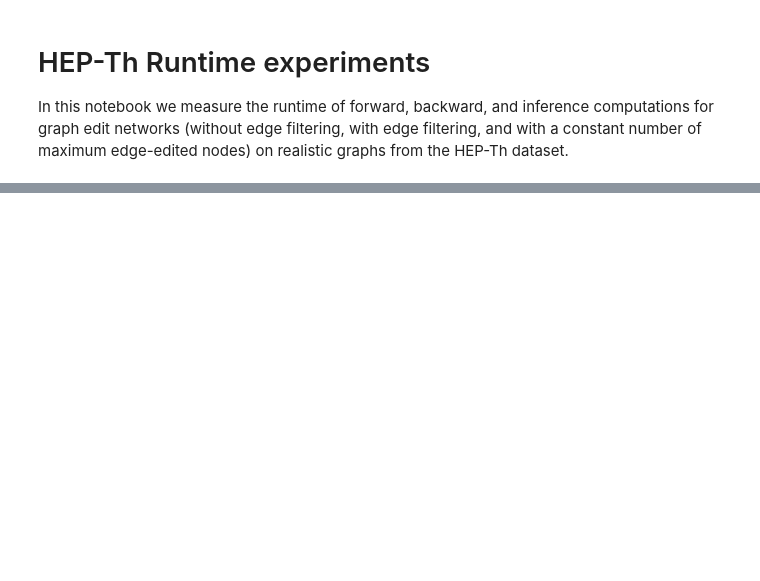
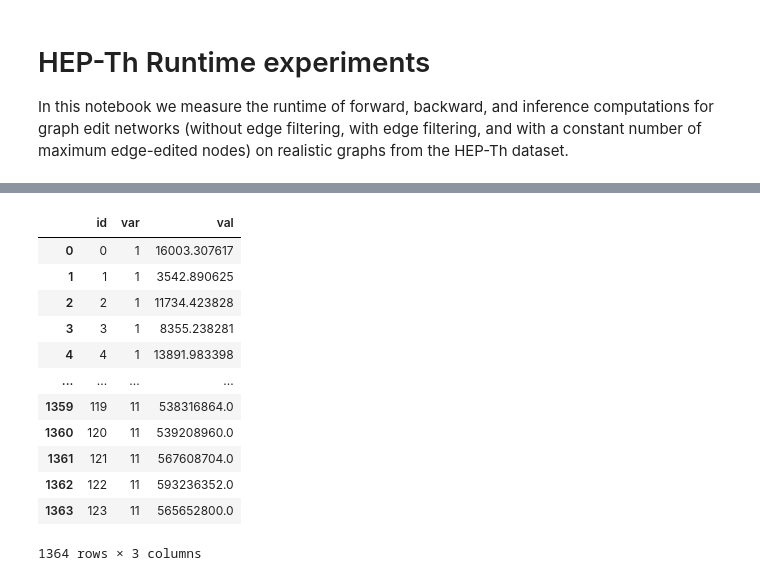
Before and after one commit to MarusaOrazem/reproducibility-challenge, a Jupyter notebook: hep_th_runtimes.ipynb, the cells around one changed output, grey strips where cells are left out. Saved outputs shown, nothing was run; the diff lists cells and outputs as text; code cells hidden in the pictures; blank space fills up the shorter version.

```diff
--- a/hep_th_runtimes.ipynb
+++ b/hep_th_runtimes.ipynb
@@ -129,0 +174,23 @@ print('this is the new version')
+# %%
+import pandas as pd
+curves2 = curves.copy()
+curves2.pop(-1, None)
+df = pd.DataFrame.from_dict(curves2, orient='index').T.reset_index()
+df = df.iloc[:124, :]
+melted = pd.melt(df, id_vars=['index'])
+melted.columns = ['id', 'var', 'val']
+melted
+# %% [output]
+|  | id | var | val |
+| 0 | 0 | 1 | 16003.307617 |
+| 1 | 1 | 1 | 3542.890625 |
+| 2 | 2 | 1 | 11734.423828 |
+| 3 | 3 | 1 | 8355.238281 |
+| 4 | 4 | 1 | 13891.983398 |
+| ... | ... | ... | ... |
+| 1359 | 119 | 11 | 538316864.0 |
+| 1360 | 120 | 11 | 539208960.0 |
+| 1361 | 121 | 11 | 567608704.0 |
+| 1362 | 122 | 11 | 593236352.0 |
+| 1363 | 123 | 11 | 565652800.0 |
+1364 rows × 3 columns
```
Also changed, not shown: parts of 9 cells of this notebook, 49 other files.
